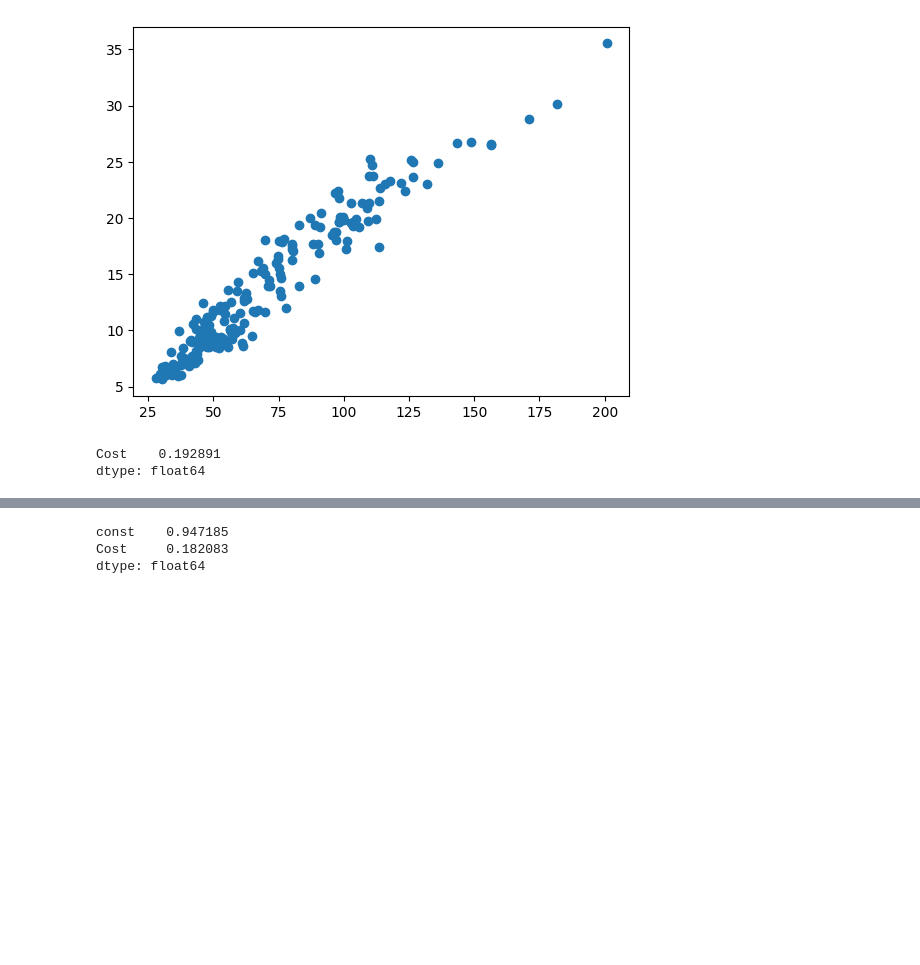
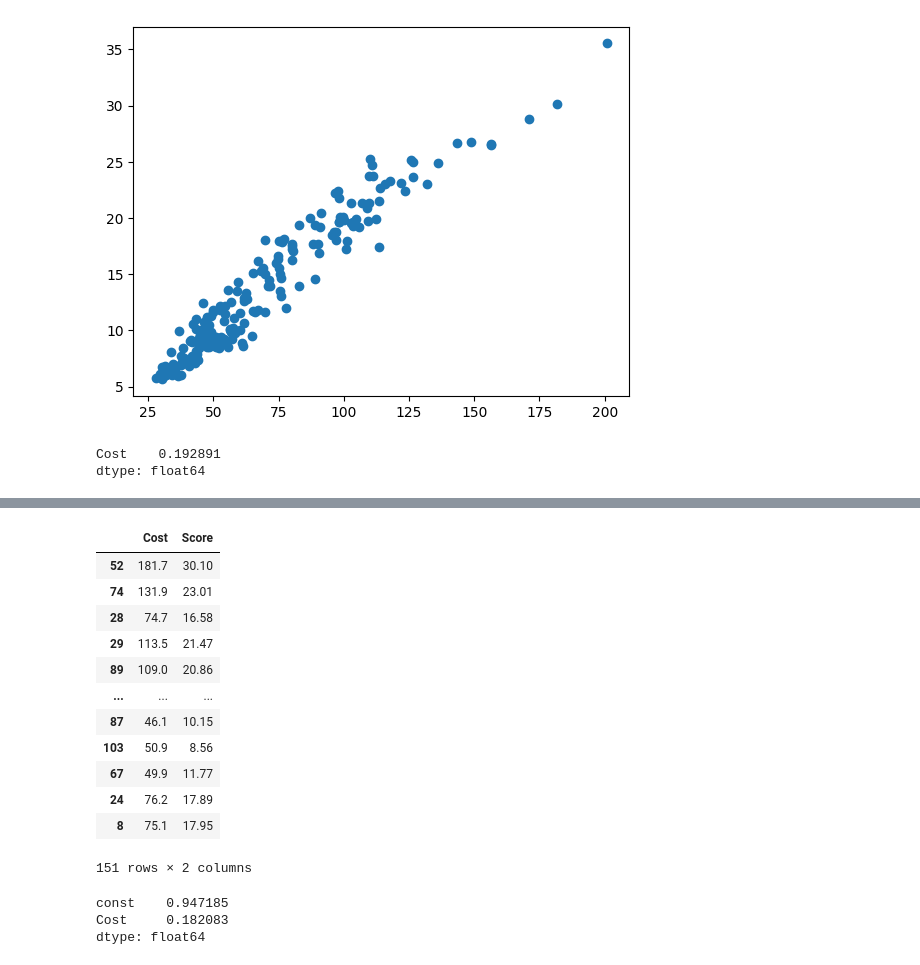
Before and after one commit to MeetPatel89/soccer_simple_reg, a Jupyter notebook: notebooks/soccer_simple_lin_reg.ipynb, the cells around one changed output, grey strips where cells are left out. Saved outputs shown, nothing was run; the diff lists cells and outputs as text; code cells hidden in the pictures; blank space fills up the shorter version.

```diff
--- a/notebooks/soccer_simple_lin_reg.ipynb
+++ b/notebooks/soccer_simple_lin_reg.ipynb
@@ -87,6 +88,23 @@ OLS Regression Results
 Notes:
 [1] R² is computed without centering (uncentered) since the model does not contain a constant.
 [2] Standard Errors assume that the covariance matrix of the errors is correctly specified.
+# %%
+test_df = pd.DataFrame({"Cost": x_train, "Score": y_train})
+test_df
+# %% [output]
+|  | Cost | Score |
+| 52 | 181.7 | 30.10 |
+| 74 | 131.9 | 23.01 |
+| 28 | 74.7 | 16.58 |
+| 29 | 113.5 | 21.47 |
+| 89 | 109.0 | 20.86 |
+| ... | ... | ... |
+| 87 | 46.1 | 10.15 |
+| 103 | 50.9 | 8.56 |
+| 67 | 49.9 | 11.77 |
+| 24 | 76.2 | 17.89 |
+| 8 | 75.1 | 17.95 |
+151 rows × 2 columns
 # %%
 x_train_with_intercept = sm.add_constant(x_train)
 lr = sm.OLS(y_train, x_train_with_intercept).fit()
```
Also changed, not shown: parts of 4 cells of this notebook, 1 other file.
